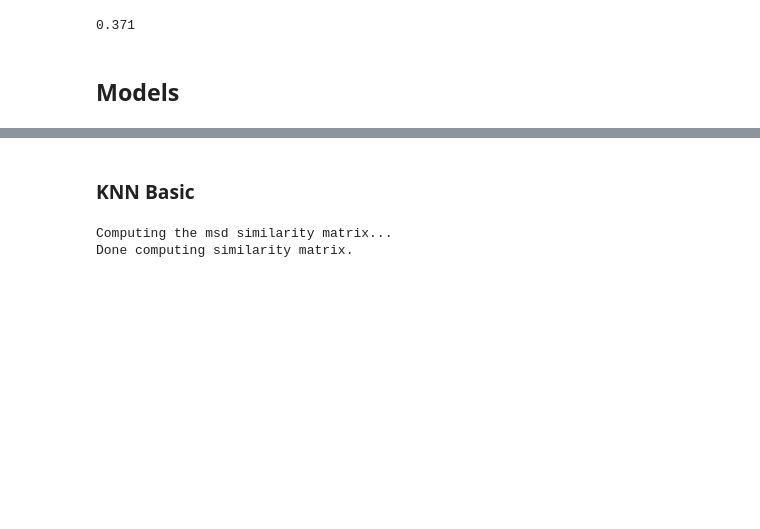
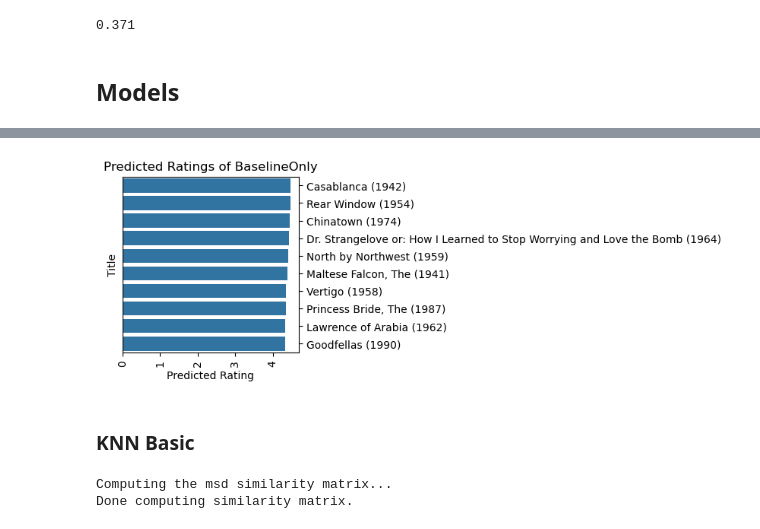
Before and after one commit to HamidSadEsf/movie_recommendation_ProjectCDS, a Jupyter notebook: collaborative_filtering_recommender.ipynb, the cells around one changed output, grey strips where cells are left out. Drawn from its saved outputs; the diff is of its cells as text; code cells hidden in the pictures; blank space fills up the shorter version.

```diff
--- a/collaborative_filtering_recommender.ipynb
+++ b/collaborative_filtering_recommender.ipynb
@@ -295,0 +370,9 @@ Done computing similarity matrix.
+# %%
+#Normal Predictor model
+blo = BaselineOnly()
+blo.fit(trainset)
+blo_predictions = blo.test(testset)
+blo_model = CFR(blo_predictions, blo)
+blo_model.fit_and_predict()
+blo_model.recompute_surprise_data()
+blo_model.cross_validate()
@@ -296,3 +399,19 @@ Done computing similarity matrix.
+# %%
+blo = blo_model.recommend(sveta_user_id, 10, 10)
+# %%
+df = pd.DataFrame({
+    "Title": blo.title,
+    "Predicted Rating": blo.rating,
+    "Boolean": True
+}).sort_values(by = "Predicted Rating", ascending = False)
+plt.figure(figsize=(3, 3))
+plt.xticks(rotation=90)
+plt.title("Predicted Ratings of BaselineOnly")
+g = sns.barplot(y = "Title", x = "Predicted Rating", hue = "Boolean", data = df, fill = True)
+g.yaxis.set_ticks_position("right")
+g.legend_.remove()
+# %% [output]
+[figure, added]
 # %% [markdown]
 ### KNN Basic
 # %%
```
Also changed, not shown: parts of 93 cells of this notebook, 6 other files.
